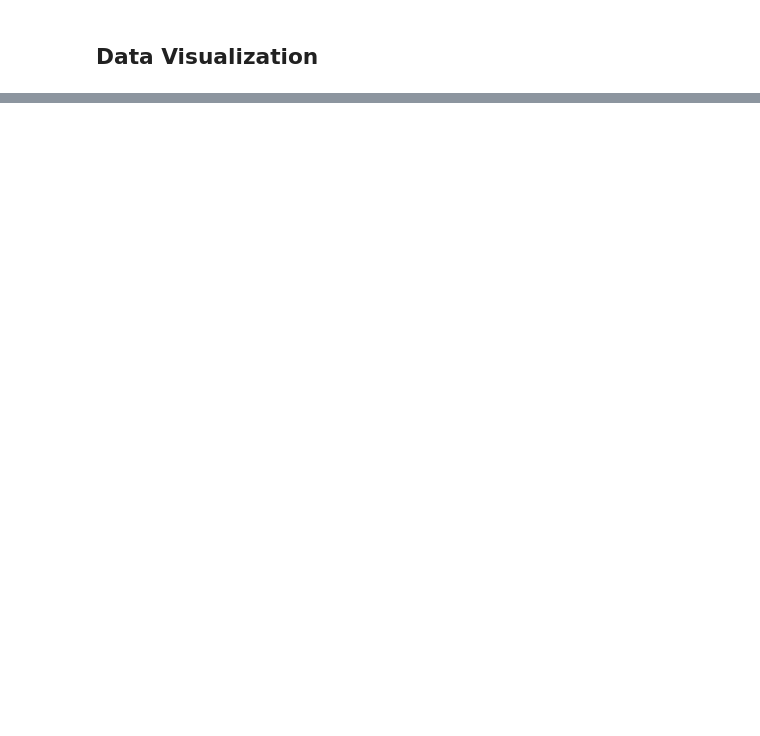
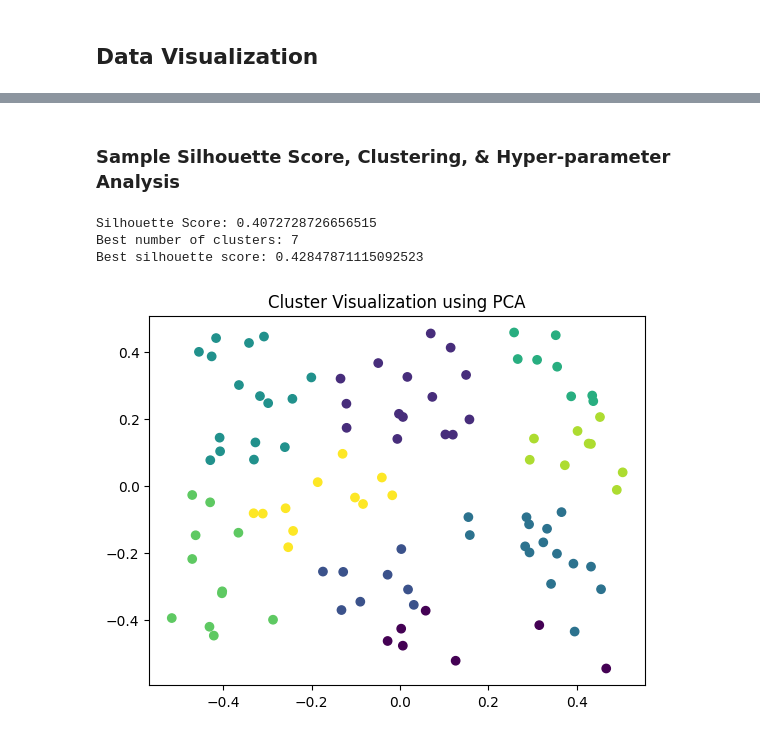
Before and after one commit to efwoods/Parkinsons_Disease_Study, a Jupyter notebook: example_data.ipynb, the cells around one changed output, grey strips where cells are left out. Saved outputs shown, nothing was run; the diff lists cells and outputs as text; code cells hidden in the pictures; blank space fills up the shorter version.

Commit message:
saving project state; created simulated methods of clustering

```diff
--- a/example_data.ipynb
+++ b/example_data.ipynb
@@ -160,0 +134,46 @@ plt.show()
+# %% [markdown]
+### Sample Silhouette Score, Clustering, & Hyper-parameter Analysis
+# %%
+# Sample data
+X = np.random.rand(100, 2)
+
+# Fit K-means clustering
+kmeans = KMeans(n_clusters=3)
+kmeans.fit(X)
+
+# Calculate silhouette score
+score = silhouette_score(X, kmeans.labels_)
+print("Silhouette Score:", score)
+
+# Sample data
+X = np.random.rand(100, 2)
+
+best_k = 0
+best_score = -1
+
+# Try different numbers of clusters
+for k in range(2, 10):
+    kmeans = KMeans(n_clusters=k)
+    kmeans.fit(X)
+    score = silhouette_score(X, kmeans.labels_)
+    if score > best_score:
+        best_score = score
+        best_k = k
+
+print("Best number of clusters:", best_k)
+print("Best silhouette score:", best_score)
+labels = kmeans.labels_
+
+
+pca = PCA(n_components=2)
+X_pca = pca.fit_transform(X)
+
+plt.scatter(X_pca[:, 0], X_pca[:, 1], c=labels, cmap='viridis')
+plt.title('Cluster Visualization using PCA')
+
+plt.show()
+# %% [output]
+Silhouette Score: 0.4072728726656515
+Best number of clusters: 7
+Best silhouette score: 0.42847871115092523
+[figure, added]
```
Also changed, not shown: parts of 31 cells of this notebook, 1 other file.
